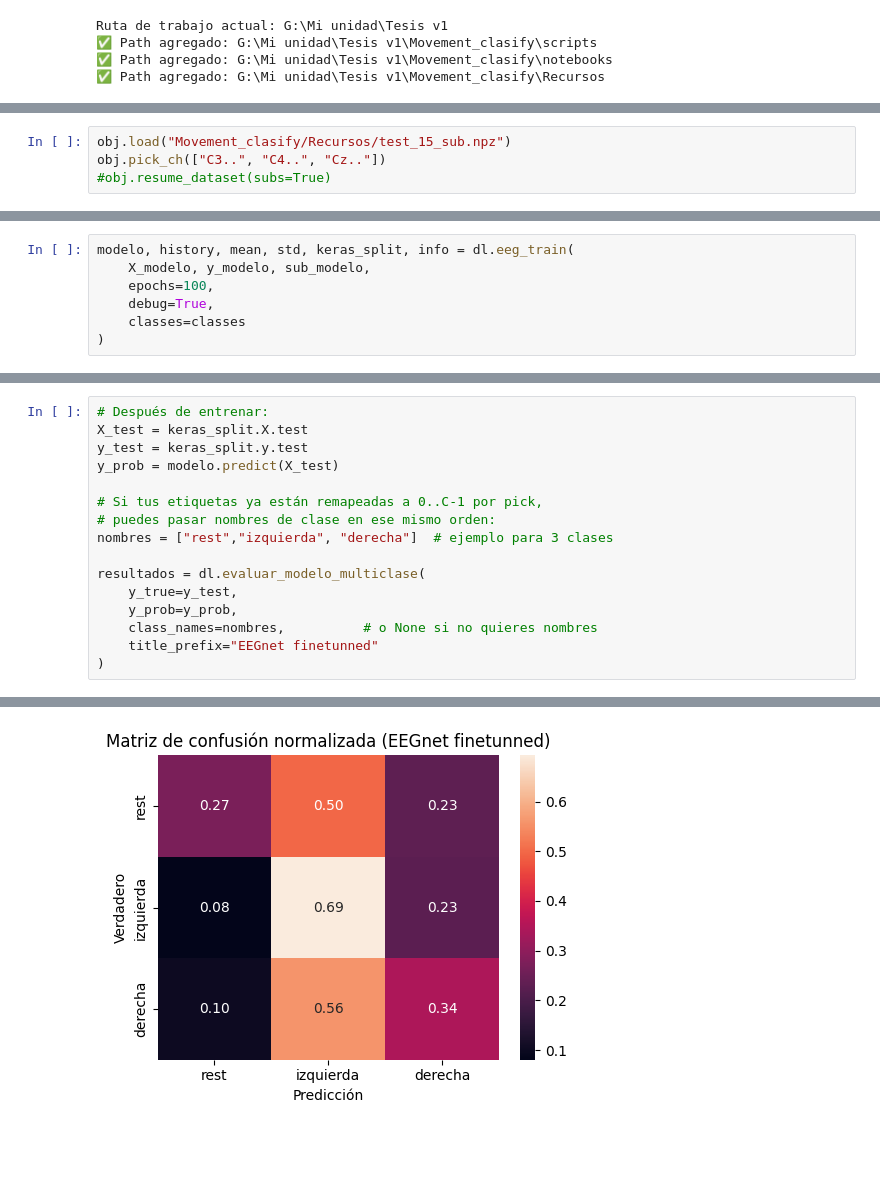
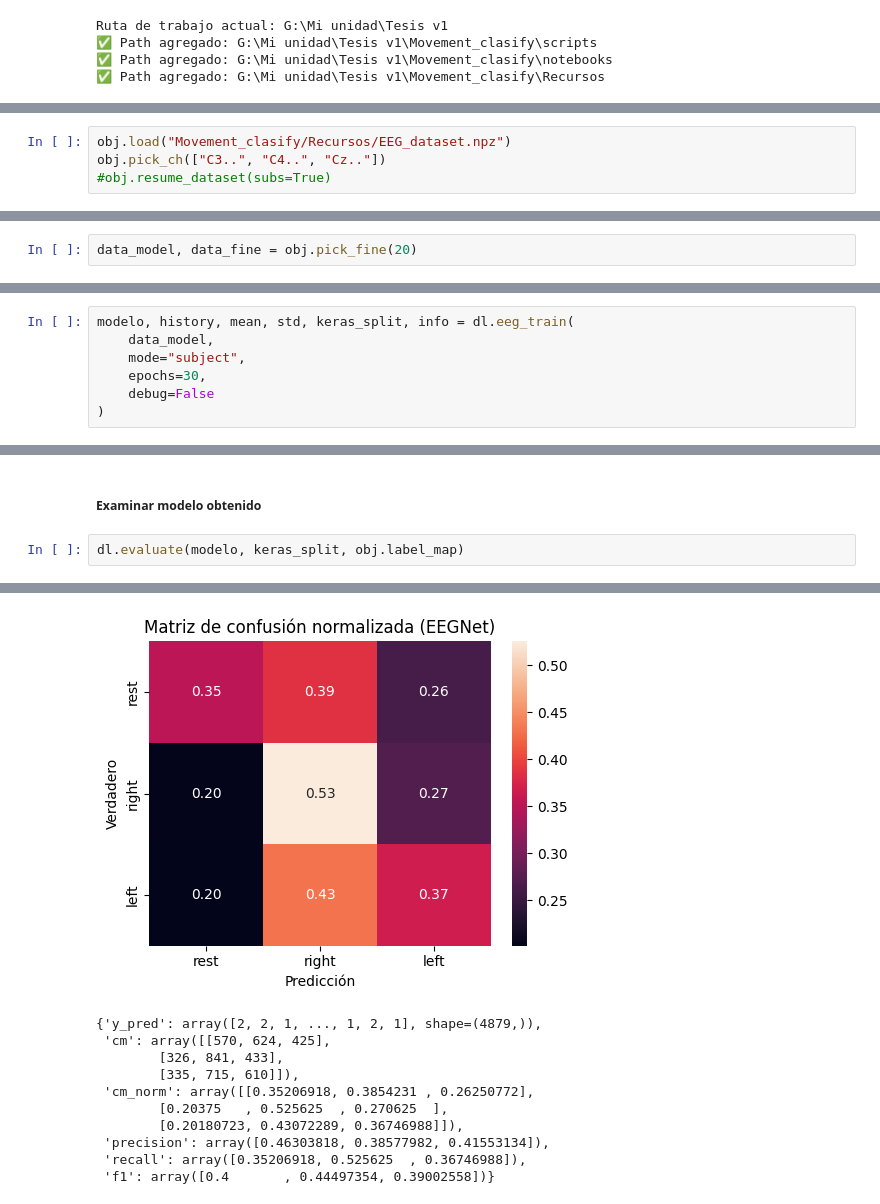
Before and after one commit to Alskat/Movement_clasify, a Jupyter notebook: notebooks/entrenamiento_DL_v2.ipynb, the cells around one changed output, grey strips where cells are left out. Saved outputs shown, nothing was run; the diff lists cells and outputs as text; blank space fills up the shorter version.

```diff
--- a/notebooks/entrenamiento_DL_v2.ipynb
+++ b/notebooks/entrenamiento_DL_v2.ipynb
@@ -87,5 +113,5 @@ picks elegidos: [0, 3, 4, 7, 8]
 # %%
-obj.load("Movement_clasify/Recursos/test_15_sub.npz")
+obj.load("Movement_clasify/Recursos/EEG_dataset.npz")
 obj.pick_ch(["C3..", "C4..", "Cz.."])
 #obj.resume_dataset(subs=True)
 # %% [output]
@@ -232,0 +162,2 @@ Total de sujetos:  97
+# %%
+data_model, data_fine = obj.pick_fine(20)
@@ -233,8 +175,8 @@ Total de sujetos:  97
 # %%
 modelo, history, mean, std, keras_split, info = dl.eeg_train(
-    X_modelo, y_modelo, sub_modelo,
-    epochs=100,
-    debug=True,
-    classes=classes
+    data_model,
+    mode="subject",
+    epochs=30,
+    debug=False
 )
 # %% [output]
@@ -262,17 +185,5 @@ Test loss=1.0411, acc=0.4352
+# %% [markdown]
+##### Examinar modelo obtenido
 # %%
-# Después de entrenar:
-X_test = keras_split.X.test
-y_test = keras_split.y.test
-y_prob = modelo.predict(X_test)
-
-# Si tus etiquetas ya están remapeadas a 0..C-1 por pick,
-# puedes pasar nombres de clase en ese mismo orden:
-nombres = ["rest","izquierda", "derecha"]  # ejemplo para 3 clases
-
-resultados = dl.evaluar_modelo_multiclase(
-    y_true=y_test,
-    y_prob=y_prob,
-    class_names=nombres,          # o None si no quieres nombres
-    title_prefix="EEGnet finetunned"
-)
+dl.evaluate(modelo, keras_split, obj.label_map)
 # %% [output]
@@ -297,4 +208,14 @@ weighted avg       0.47      0.44      0.42     12479
-[figure, old version]
+[figure, new version]
+{'y_pred': array([2, 2, 1, ..., 1, 2, 1], shape=(4879,)),
+ 'cm': array([[570, 624, 425],
+        [326, 841, 433],
+        [335, 715, 610]]),
+ 'cm_norm': array([[0.35206918, 0.3854231 , 0.26250772],
+        [0.20375   , 0.525625  , 0.270625  ],
+        [0.20180723, 0.43072289, 0.36746988]]),
+ 'precision': array([0.46303818, 0.38577982, 0.41553134]),
+ 'recall': array([0.35206918, 0.525625  , 0.36746988]),
+ 'f1': array([0.4       , 0.44497354, 0.39002558])}
 # %%
 #Guardamos el modelo y sus parámetros de normalización
 
```
Also changed, not shown: parts of 25 cells of this notebook, 3 other files.
